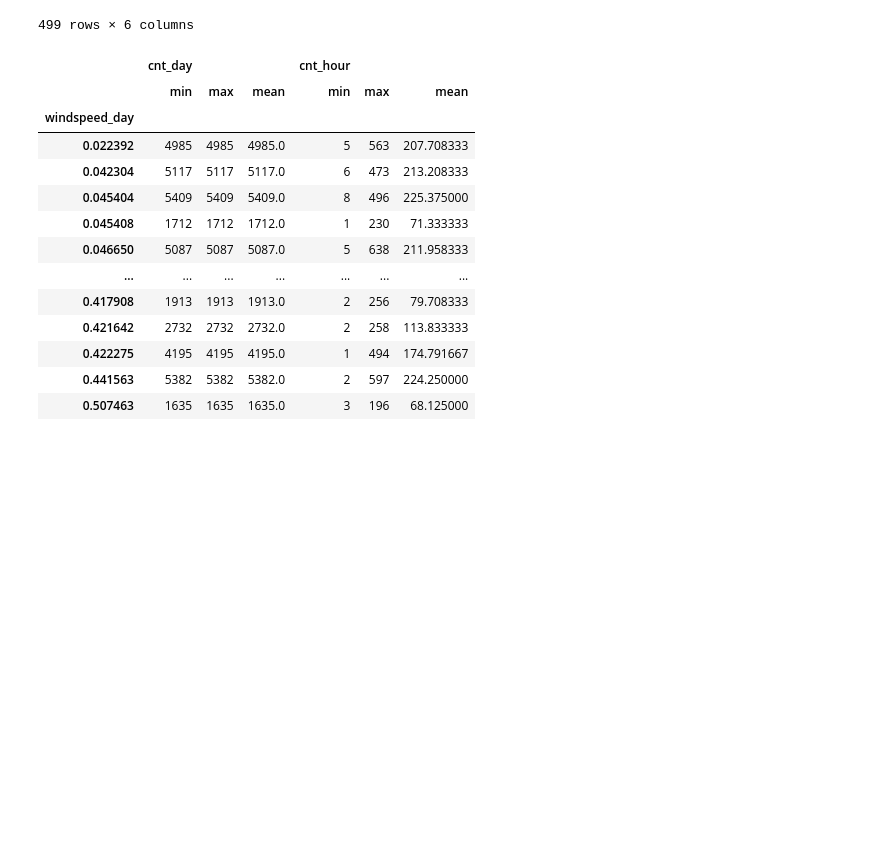
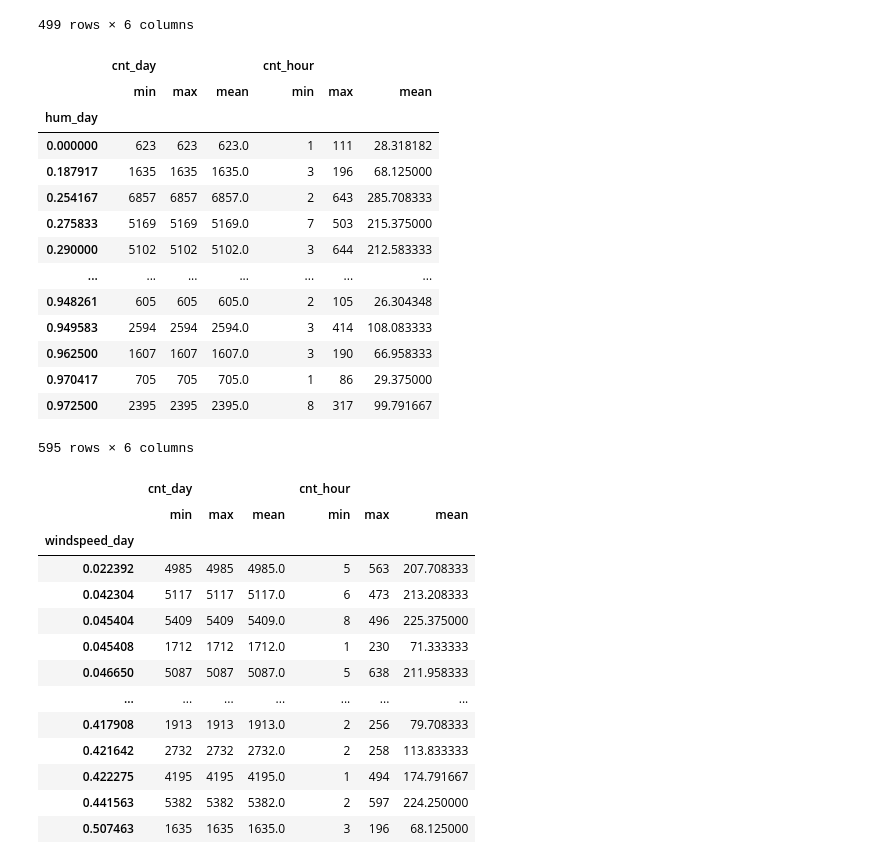
Before and after one commit to UndefinedE02/Bike-sharing-analisis, a Jupyter notebook: Proyek_Analisis_Data.ipynb, the cells around one changed output. Cells and saved outputs as stored; diff of their text form; code cells hidden in the pictures; blank space fills up the shorter version.

```diff
--- a/Proyek_Analisis_Data.ipynb
+++ b/Proyek_Analisis_Data.ipynb
@@ -235,6 +235,28 @@ data_gabungan.groupby(by='temp_day').agg({
 | 0.849167 | 3285 | 3285 | 3285.0 | 7 | 245 | 136.875000 |
 | 0.861667 | 4840 | 4840 | 4840.0 | 14 | 367 | 201.666667 |
 499 rows × 6 columns
+# %%
+# membaca data berdasarkan kecepatan angin
+data_gabungan.groupby(by='hum_day').agg({
+	'cnt_day':['min', 'max', 'mean'],
+	'cnt_hour':['min','max', 'mean']
+})
+# %% [output]
+|  | cnt_day |  |  | cnt_hour |  |  |
+|  | min | max | mean | min | max | mean |
+| hum_day |  |  |  |  |  |  |
+| 0.000000 | 623 | 623 | 623.0 | 1 | 111 | 28.318182 |
+| 0.187917 | 1635 | 1635 | 1635.0 | 3 | 196 | 68.125000 |
+| 0.254167 | 6857 | 6857 | 6857.0 | 2 | 643 | 285.708333 |
+| 0.275833 | 5169 | 5169 | 5169.0 | 7 | 503 | 215.375000 |
+| 0.290000 | 5102 | 5102 | 5102.0 | 3 | 644 | 212.583333 |
+| ... | ... | ... | ... | ... | ... | ... |
+| 0.948261 | 605 | 605 | 605.0 | 2 | 105 | 26.304348 |
+| 0.949583 | 2594 | 2594 | 2594.0 | 3 | 414 | 108.083333 |
+| 0.962500 | 1607 | 1607 | 1607.0 | 3 | 190 | 66.958333 |
+| 0.970417 | 705 | 705 | 705.0 | 1 | 86 | 29.375000 |
+| 0.972500 | 2395 | 2395 | 2395.0 | 8 | 317 | 99.791667 |
+595 rows × 6 columns
 # %%
 # membaca data berdasarkan kecepatan angin
 data_gabungan.groupby(by='windspeed_day').agg({
```
Also changed, not shown: parts of 4 cells of this notebook, 1 other file.
